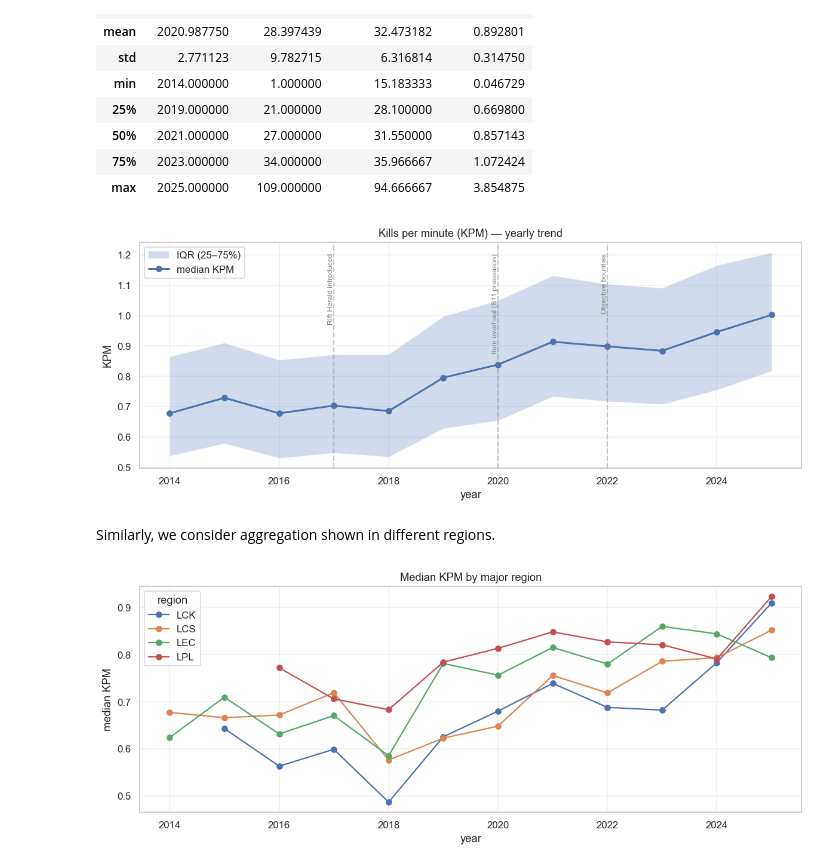
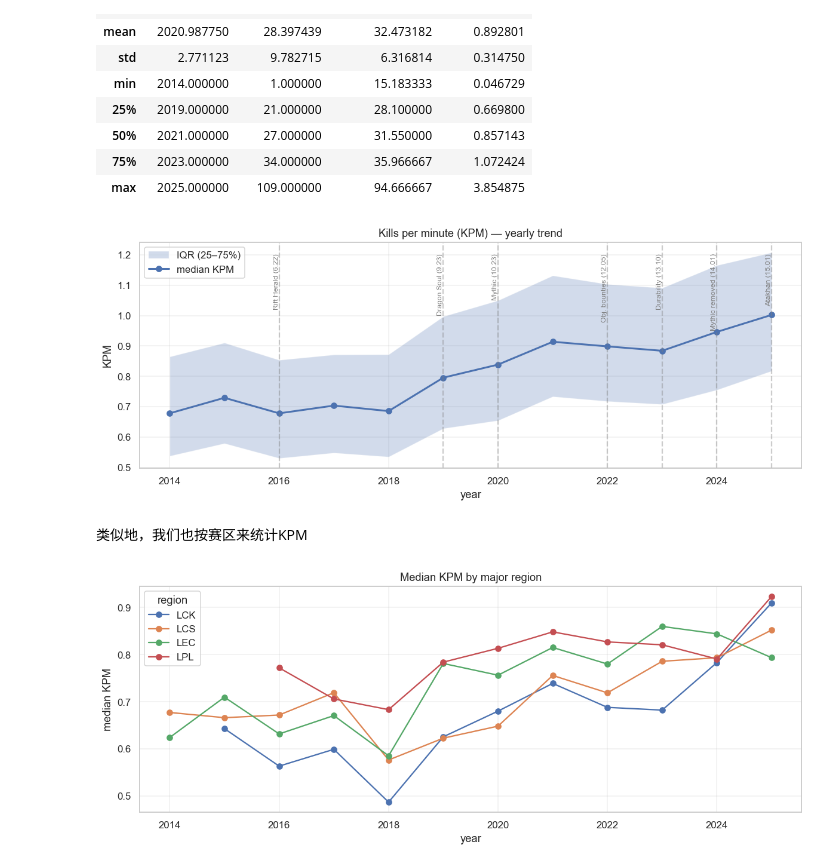
Before and after one commit to LUNARKN1GHT/lol_esports, a Jupyter notebook: lol_esports.ipynb, the cells around one changed output. Cells and saved outputs as stored; diff of their text form; code cells hidden in the pictures.

```diff
--- a/lol_esports.ipynb
+++ b/lol_esports.ipynb
@@ -307,41 +350,35 @@ yearly_kpm = games_kpm.groupby("year")["kpm"].agg(
 )
 
 
 fig, ax = plt.subplots(figsize=(11, 4.5))
 ax.fill_between(
     yearly_kpm.index, yearly_kpm["q25"], yearly_kpm["q75"], alpha=0.25, label="IQR (25–75%)"
 )
 ax.plot(yearly_kpm.index, yearly_kpm["median"], marker="o", lw=2, label="median KPM")
 
-# Some key time
-PATCH_MARKERS = {
-    2017: "RIft Herald introduced",
-    2020: "Item overhaul (S11 preseason)",
-    2022: "Objective bounties",
-}
-for y, label in PATCH_MARKERS.items():
+for y, label in LANDMARK_YEARS.items():
     ax.axvline(y, color="gray", ls="--", alpha=0.4)
     ax.text(
         y,
         ax.get_ylim()[1] * 0.97,
         label,
         rotation=90,
         va="top",
         ha="right",
         fontsize=8,
         color="gray",
     )
 
 
 ax.set_title("Kills per minute (KPM) — yearly trend")
 ax.set_xlabel("year")
 ax.set_ylabel("KPM")
 ax.grid(alpha=0.3)
 ax.legend()
 plt.tight_layout()
 plt.show()
 # %% [output]
-[figure, old version]
+[figure, new version]
 # %% [markdown]
-Similarly, we consider aggregation shown in different regions.
+类似地，我们也按赛区来统计KPM
 # %%
```
Also changed, not shown: parts of 31 cells of this notebook, 2 other files.
